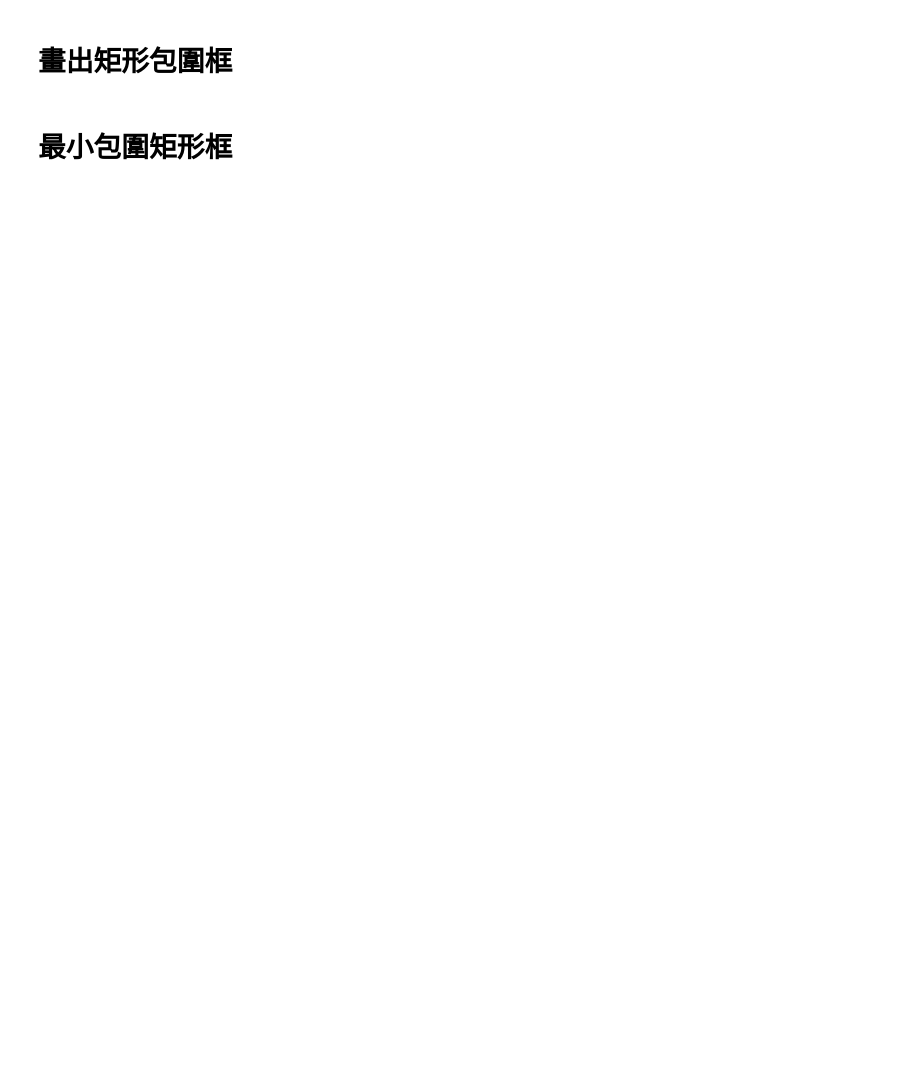
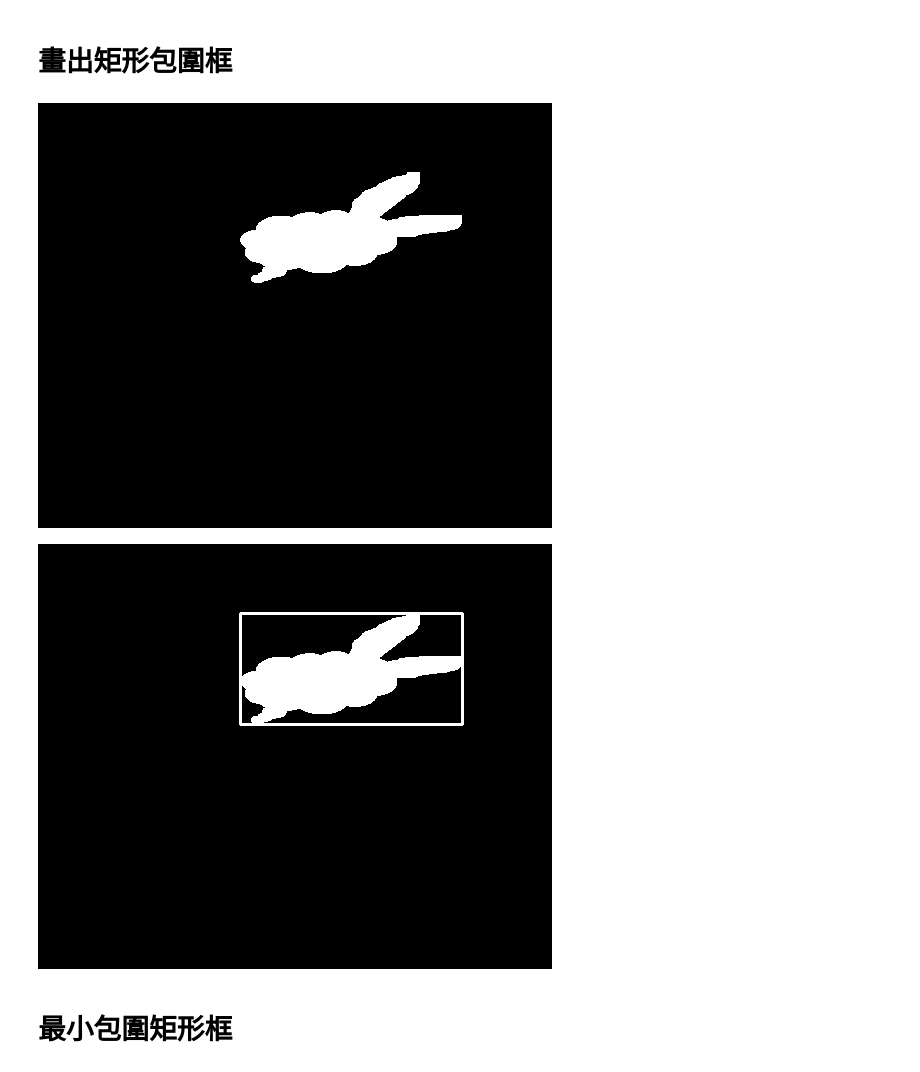
Before and after one commit to joshhu/must_opencv, a Jupyter notebook: Codes/Image_Processing/(opencv_cht)Image_Contour.ipynb, the cells around one changed output. Cells and saved outputs as stored; diff of their text form; code cells hidden in the pictures; blank space fills up the shorter version.

```diff
--- a/Codes/Image_Processing/(opencv_cht)Image_Contour.ipynb
+++ b/Codes/Image_Processing/(opencv_cht)Image_Contour.ipynb
@@ -170,20 +251,23 @@ print("rect=",rect)
 # %% [markdown]
 # 畫出矩形包圍框
 # %%
-o = cv2.imread('cc.bmp')
+o = cv2.imread('cs.bmp')
 cv2_imshow(o)
 #---------------分析影像輪廓------------------
 gray = cv2.cvtColor(o,cv2.COLOR_BGR2GRAY)
 ret, binary = cv2.threshold(gray,127,255,cv2.THRESH_BINARY)
 contours, hierarchy = cv2.findContours(binary,
                                              cv2.RETR_LIST,
                                              cv2.CHAIN_APPROX_SIMPLE)
 #---------------建置矩形邊界------------------
 x,y,w,h = cv2.boundingRect(contours[0])
 brcnt = np.array([[[x, y]], [[x+w, y]], [[x+w, y+h]], [[x, y+h]]])
 cv2.drawContours(o, [brcnt], -1, (255, 255,255), 2)
 #---------------顯示矩形邊界------------------
 cv2_imshow(o)
+# %% [output]
+[figure, added]
+[figure, added]
 # %% [markdown]
 # 最小包圍矩形框
 # %%
```
Also changed, not shown: parts of 34 cells of this notebook, 4 other files.
